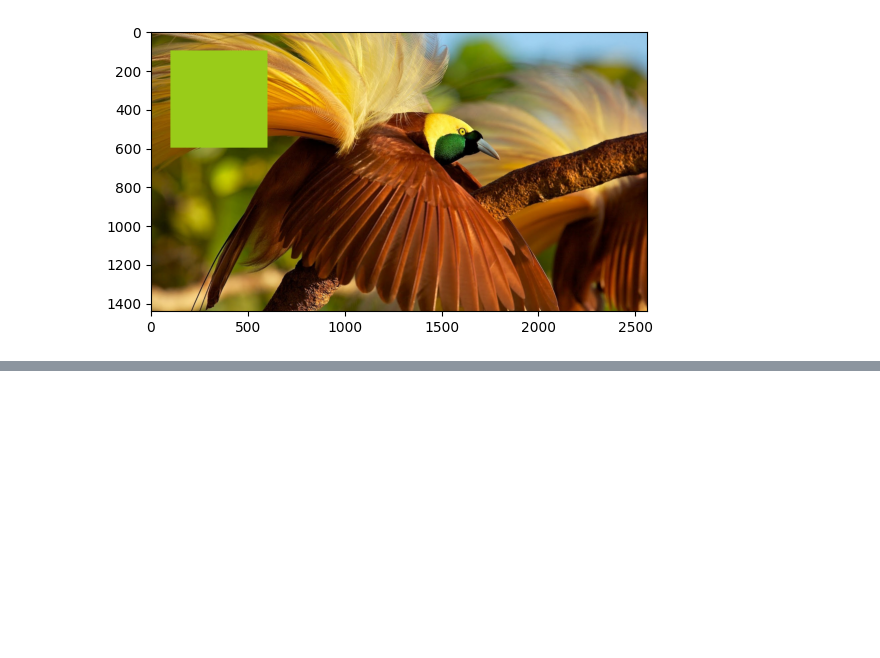
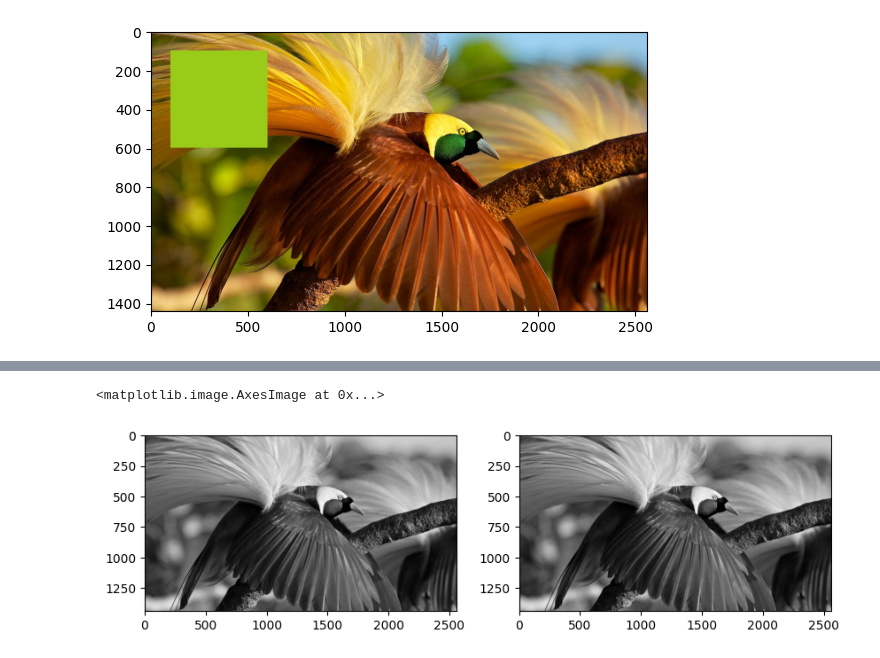
Before and after one commit to JordanSheaDev/Deep-Learning-CNN-Convolutional-Neural-Networks-with-Python, a Jupyter notebook: personal_code/chapter_02/01_reading_and_showing_imagaes_in_python.ipynb, the cells around one changed output, grey strips where cells are left out. Saved outputs shown, nothing was run; the diff lists cells and outputs as text; code cells hidden in the pictures; blank space fills up the shorter version.

```diff
--- a/personal_code/chapter_02/01_reading_and_showing_imagaes_in_python.ipynb
+++ b/personal_code/chapter_02/01_reading_and_showing_imagaes_in_python.ipynb
@@ -57,0 +74,10 @@ plt.imshow(im4)
+# %%
+im_gray_cv2 = cv2.cvtColor(im2, cv2.COLOR_RGB2GRAY)
+# %%
+# Compare this greyscale to cv2s (it is the same)
+fig,(ax1, ax2) = plt.subplots(1, 2, figsize=(10,15))
+ax1.imshow(im_gray, cmap='gray')
+ax2.imshow(im_gray_cv2, cmap='gray')
+# %% [output]
+<matplotlib.image.AxesImage at 0x...>
+[figure, added]
```
Also changed, not shown: parts of 4 cells of this notebook.
